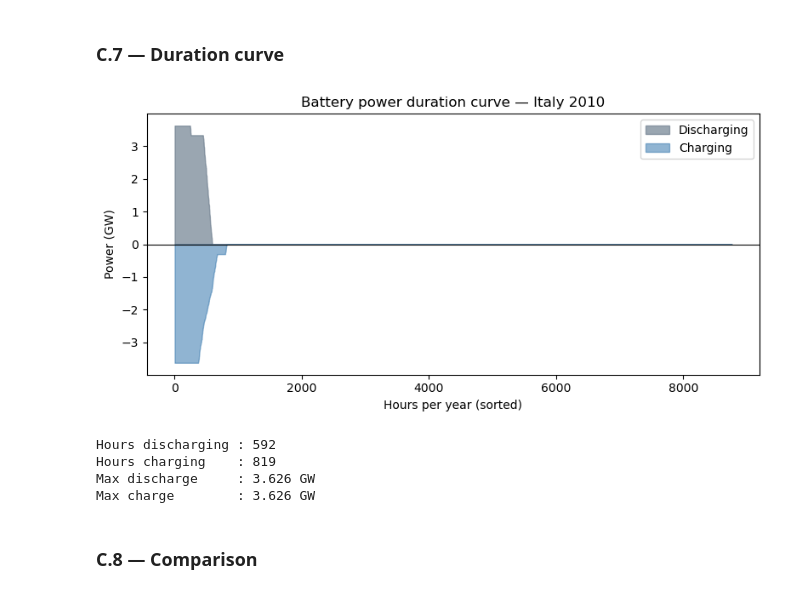
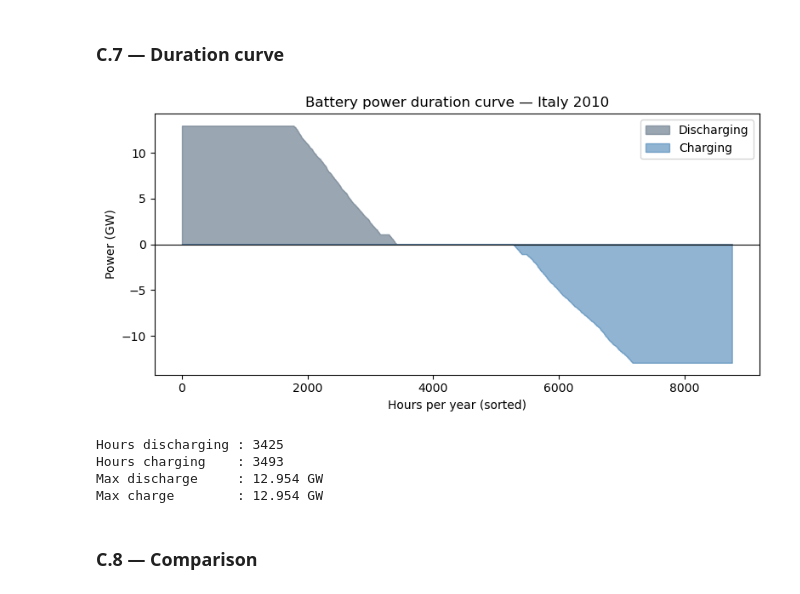
Before and after one commit to kryists/46770-integrated-energy-grids, a Jupyter notebook: taskA.ipynb, the cells around one changed output. Cells and saved outputs as stored; diff of their text form; code cells hidden in the pictures.

```diff
--- a/taskA.ipynb
+++ b/taskA.ipynb
@@ -872,7 +907,10 @@ plot_week(nc, f'{year}-01-05', f'Dispatch — Winter week (January {year})', 'pi
 ### C.6 — SOC of full year
 # %%
 soc_full   = strip_tz(nc.storage_units_t.state_of_charge["Battery"])
-bat_p_full = strip_tz(nc.storage_units_t.p["Battery"])
+bat_p_full = strip_tz(nc.links_t.p0["Battery_inverter"])
+# convention: negative = discharging (power flows to AC), positive = charging
+bat_discharge_full = bat_p_full.clip(upper=0).abs()
+bat_charge_full    = bat_p_full.clip(lower=0)
 
 fig, axes = plt.subplots(2, 1, figsize=(14, 6), sharex=True)
 
@@ -880,11 +918,9 @@ axes[0].fill_between(soc_full.index, soc_full.values / 1e3, color='purple', alph
 axes[0].set_ylabel('State of Charge (GWh)')
 axes[0].set_title(f'Battery state of charge — Italy {year}')
 
-axes[1].fill_between(bat_p_full.index,
-                     bat_p_full.clip(lower=0).values / 1e3, 0,
+axes[1].fill_between(bat_discharge_full.index, 0,  bat_discharge_full.values / 1e3,
                      color=COLORS['Battery'], alpha=0.7, label='Discharging')
-axes[1].fill_between(bat_p_full.index, 0,
-                     -bat_p_full.clip(upper=0).values / 1e3,
+axes[1].fill_between(bat_charge_full.index,    0, -bat_charge_full.values / 1e3,
                      color='steelblue', alpha=0.6, label='Charging')
 axes[1].set_ylabel('Power (GW)')
 axes[1].set_xlabel('Date')
@@ -903,32 +939,32 @@ Non-zero SoC hours: 2501 / 8760
 # %%
 fig, ax = plt.subplots(figsize=(8, 4))
 
-hours = np.arange(1, len(bat_p_full) + 1)
+hours = np.arange(1, len(bat_discharge_full) + 1)
 ax.fill_between(hours,
-                0, np.sort(bat_p_full.clip(lower=0).values)[::-1] / 1e3,
+                0, np.sort(bat_discharge_full.values)[::-1] / 1e3,
                 color=COLORS['Battery'], alpha=0.7, label='Discharging')
 ax.fill_between(hours,
-                np.sort(bat_p_full.clip(upper=0).values) / 1e3, 0,
+                np.sort(-bat_charge_full.values)[::-1] / 1e3, 0,
                 color='steelblue', alpha=0.6, label='Charging')
 ax.axhline(0, color='black', lw=0.8)
 ax.set_xlabel('Hours per year (sorted)')
 ax.set_ylabel('Power (GW)')
 ax.set_title(f'Battery power duration curve — Italy {year}')
 ax.legend()
 fig.tight_layout()
 plt.savefig('pics/taskC_duration_curve.png', dpi=150, bbox_inches='tight')
 plt.show()
 
-print(f"Hours discharging : {(bat_p_full > 1).sum()}")
-print(f"Hours charging    : {(bat_p_full < -1).sum()}")
-print(f"Max discharge     : {bat_p_full.max()/1e3:.3f} GW")
-print(f"Max charge        : {-bat_p_full.min()/1e3:.3f} GW")
+print(f"Hours discharging : {(bat_discharge_full > 1).sum()}")
+print(f"Hours charging    : {(bat_charge_full > 1).sum()}")
+print(f"Max discharge     : {bat_discharge_full.max()/1e3:.3f} GW")
+print(f"Max charge        : {bat_charge_full.max()/1e3:.3f} GW")
 # %% [output]
-[figure, old version]
+[figure, new version]
-Hours discharging : 592
-Hours charging    : 819
-Max discharge     : 3.626 GW
-Max charge        : 3.626 GW
+Hours discharging : 3425
+Hours charging    : 3493
+Max discharge     : 12.954 GW
+Max charge        : 12.954 GW
 # %% [markdown]
 ### C.8 — Comparison
 # %%
```
Also changed, not shown: parts of 12 cells of this notebook, 7 other files.
